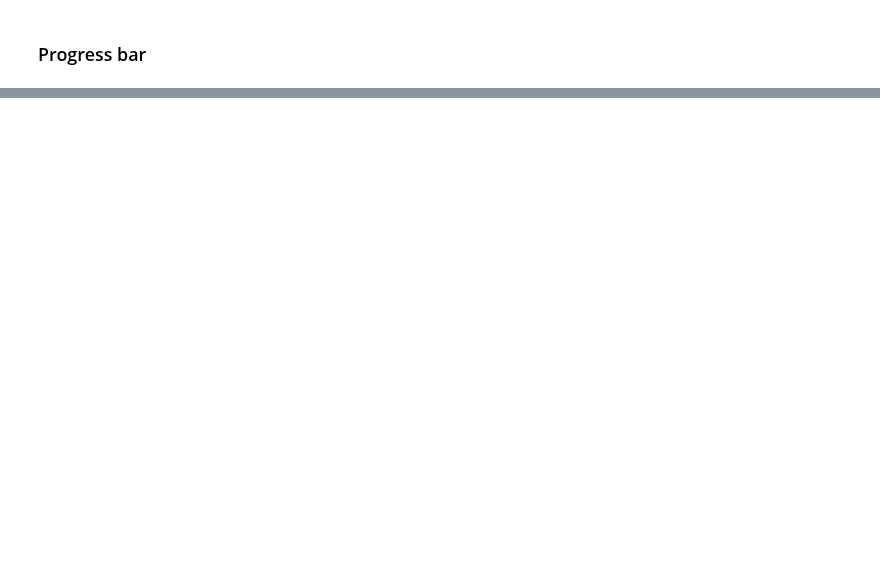
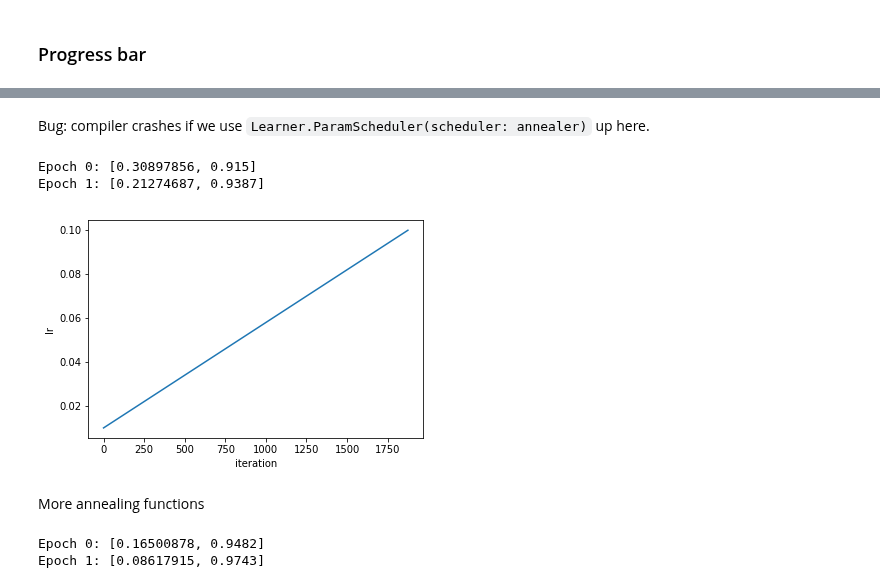
Before and after one commit to fastai/fastai_dev, a Jupyter notebook: dev_swift/05_anneal.ipynb, the cells around one changed output, grey strips where cells are left out. Saved outputs shown, nothing was run; the diff lists cells and outputs as text; code cells hidden in the pictures; blank space fills up the shorter version.

```diff
--- a/dev_swift/05_anneal.ipynb
+++ b/dev_swift/05_anneal.ipynb
@@ -260,0 +322,13 @@ learner.delegates = [Learner.TrainEvalDelegate(), Learner.ShowProgress(),
+# %% [markdown]
+Bug: compiler crashes if we use `Learner.ParamScheduler(scheduler: annealer)` up here.
+# %%
+learner.fit(2)
+# %% [output]
+Epoch 0: [0.30897856, 0.915]
+Epoch 1: [0.21274687, 0.9387]
+# %%
+recorder.plotLRs()
+# %% [output]
+[figure, added]
+# %% [markdown]
+More annealing functions
@@ -260,0 +372,5 @@ learner.delegates = [Learner.TrainEvalDelegate(), Learner.ShowProgress(),
+# %%
+learner.fit(2)
+# %% [output]
+Epoch 0: [0.16500878, 0.9482]
+Epoch 1: [0.08617915, 0.9743]
```
Also changed, not shown: parts of 56 cells of this notebook, 42 other files.
